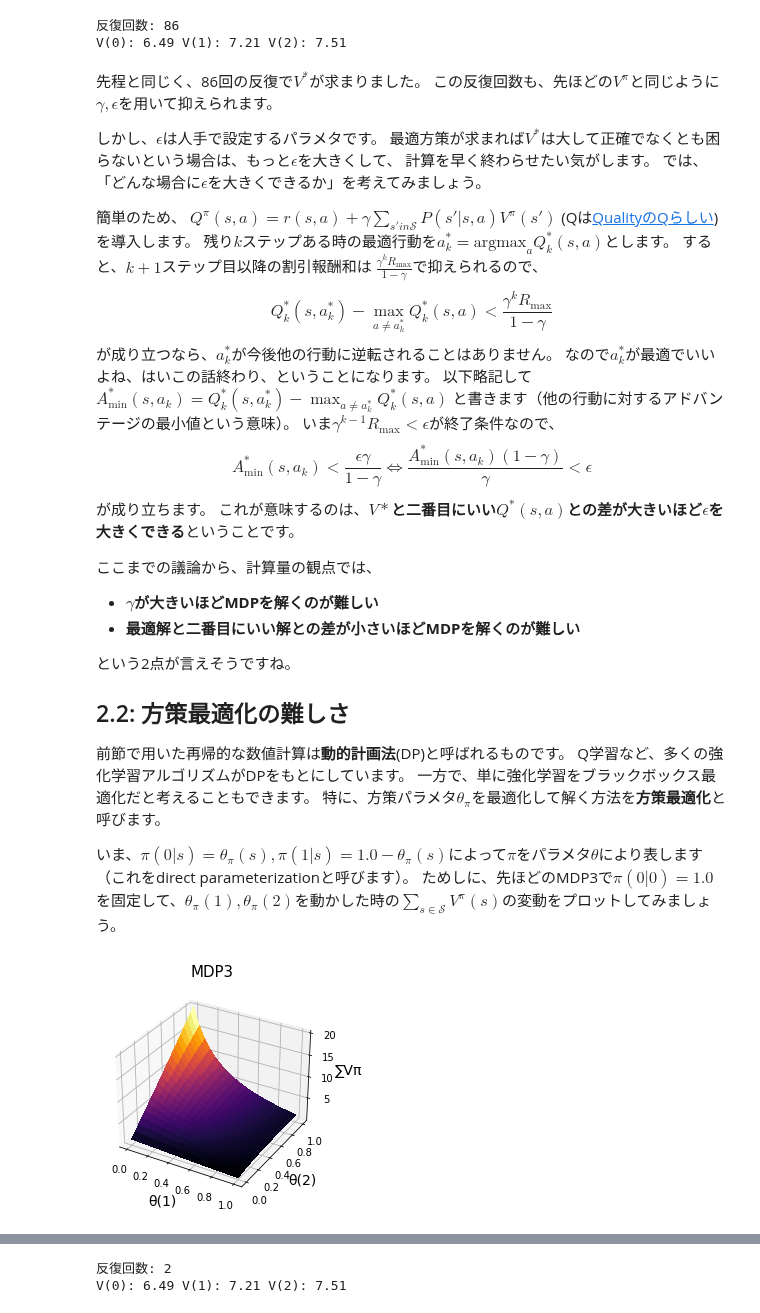
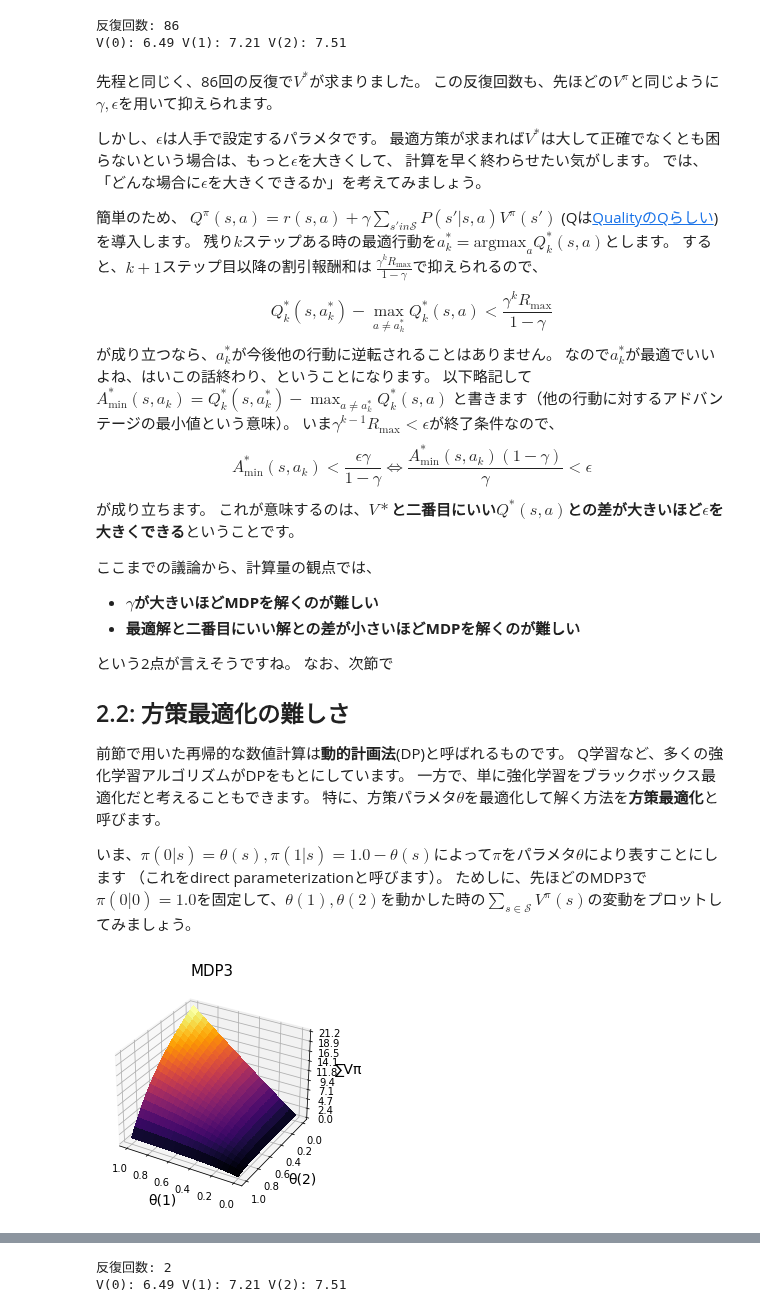
Before and after one commit to kngwyu/rlog, a Jupyter notebook: _notebooks/2020-12-20-understanding-what-makes-rl-difficult.ipynb, the cells around one changed output, grey strips where cells are left out. Saved outputs shown, nothing was run; the diff lists cells and outputs as text; code cells hidden in the pictures.

```diff
--- a/_notebooks/2020-12-20-understanding-what-makes-rl-difficult.ipynb
+++ b/_notebooks/2020-12-20-understanding-what-makes-rl-difficult.ipynb
@@ -463,6 +476,6 @@ $O((\log\gamma)^{-1})$のオーダーで依存していることに注意して
 # %%
 #hide_input
-_, ax = pyplot.subplots(1, 1)
+_, ax = plt.subplots(1, 1)
 x = np.logspace(-0.1, -0.001, 1000)
 y = np.log(1e-4) / np.log(x)
 ax.set_xlabel("γ", fontsize=16)
@@ -559,18 +572,19 @@ $$
 - **最適解と二番目にいい解との差が小さいほどMDPを解くのが難しい**
 
 という2点が言えそうですね。
+なお、次節で
 
 ## 2.2: 方策最適化の難しさ
 前節で用いた再帰的な数値計算は**動的計画法**(DP)と呼ばれるものです。
 Q学習など、多くの強化学習アルゴリズムがDPをもとにしています。
 一方で、単に強化学習をブラックボックス最適化だと考えることもできます。
-特に、方策パラメタ$\theta_\pi$を最適化して解く方法を**方策最適化**と呼びます。
+特に、方策パラメタ$\theta$を最適化して解く方法を**方策最適化**と呼びます。
 
-いま、$\pi(0|s) = \theta_\pi(s), \pi(1|s) = 1.0 - \theta_\pi(s)$によって$\pi$をパラメタ$\theta$により表します
+いま、$\pi(0|s) = \theta(s), \pi(1|s) = 1.0 - \theta(s)$によって$\pi$をパラメタ$\theta$により表すことにします
 （これをdirect parameterizationと呼びます）。
-ためしに、先ほどのMDP3で$\pi(0|0)=1.0$を固定して、$\theta_\pi(1), \theta_\pi(2)$を動かした時の$\sum_{s \in \mathcal{S}} V^\pi(s)$の変動をプロットしてみましょう。
+ためしに、先ほどのMDP3で$\pi(0|0)=1.0$を固定して、$\theta(1), \theta(2)$を動かした時の$\sum_{s \in \mathcal{S}} V^\pi(s)$の変動をプロットしてみましょう。
 # %%
-#collapse-hide
+# collapse-hide
 def v_pi_sum_2dim(
     r: Array2,
     p: Array3,
@@ -579,41 +593,47 @@ def v_pi_sum_2dim(
     initial_pi: Array2,
     states: Tuple[int, int],
     n_discretization: int,
 ) -> Array2:
     res = []
-    for i1 in range(n_discretization):
-        p1 = (1.0 / n_discretization) * i1
-        for i2 in range(n_discretization):
-            p2 = (1.0 / n_discretization) * i2
+    for i2 in range(n_discretization + 1):
+        p2 = (1.0 / n_discretization) * i2
+        for i1 in range(n_discretization + 1):
+            p1 = (1.0 / n_discretization) * i1
             pi = initial_pi.copy()
             pi[states[0]] = p1, 1 - p1
             pi[states[1]] = p2, 1 - p2
             res.append(v_pi(r, p, pi, gamma, epsilon)[0].sum())
-    return np.array(res).reshape(n_discretization, n_discretization)
+    return np.array(res).reshape(n_discretization + 1, -1)
 
 
 def plot_piv_heatmap(
     data: Array2,
     xlabel: str = "",
     ylabel: str = "",
     title: str = "",
     ax: Optional[Axes] = None,
 ) -> Axes:
+    from matplotlib.ticker import LinearLocator
+
     if ax is None:
-        fig = pyplot.figure()
+        fig = plt.figure()
         ax = fig.add_subplot(111, projection="3d")
     n_discr = data.shape[0]
     x, y = np.meshgrid(np.linspace(0, 1, n_discr), np.linspace(0, 1, n_discr))
     ax.plot_surface(x, y, data, cmap="inferno", linewidth=0, antialiased=False)
+    ax.zaxis.set_major_locator(LinearLocator(10))
+    ax.zaxis.set_major_formatter('{x:.01f}')
     ax.set_xlabel(xlabel, fontsize=14)
     ax.set_ylabel(ylabel, fontsize=14)
-    ax.set_zlabel("∑Vπ", fontsize=14)
+    ax.set_zlabel("∑Vπ", fontsize=14, horizontalalignment="right")
     ax.set_title(title, fontsize=15)
     return ax
 
 
-pi_star = np.array([[1.0, 0.0], [1.0, 0.0], [0.0, 1.0]])
-v_pi_sums = v_pi_sum_2dim(mdp3.r, mdp3.p, 0.9, 1e-4, pi_star, (1, 2), 20)
-_ = plot_piv_heatmap(v_pi_sums, "θ(1)", "θ(2)", "MDP3")
+initial_pi = np.array([[1.0, 0.0], [0.5, 0.5], [0.5, 0.5]])
+v_pi_sums = v_pi_sum_2dim(mdp3.r, mdp3.p, 0.9, 1e-4, initial_pi, (1, 2), 20)
+ax = plot_piv_heatmap(v_pi_sums, "θ(1)", "θ(2)", "MDP3")
+_ = ax.set_xlim(tuple(reversed(ax.get_xlim())))
+_ = ax.set_ylim(tuple(reversed(ax.get_ylim())))
 # %% [output]
-[figure, old version]
+[figure, new version]
```
Also changed, not shown: parts of 22 cells of this notebook.
